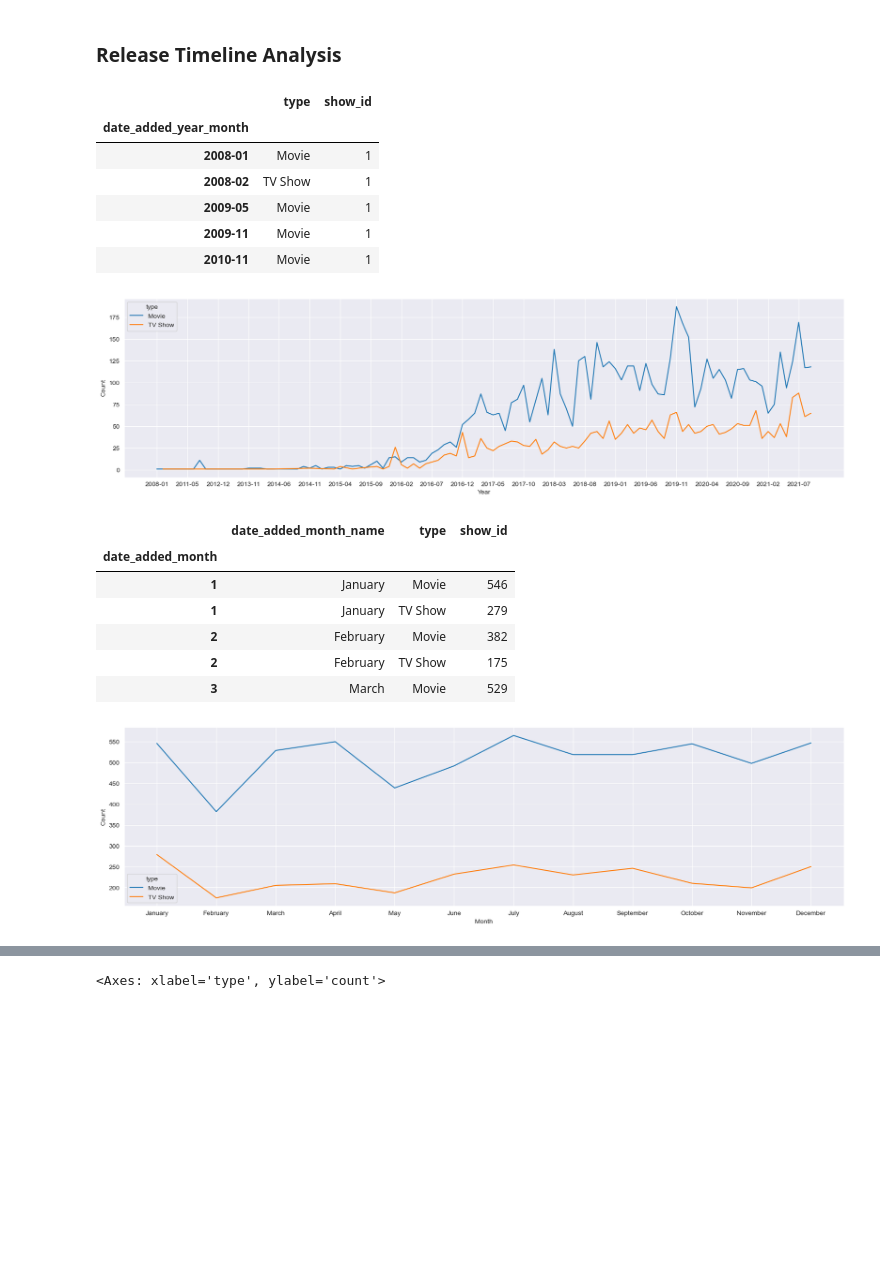
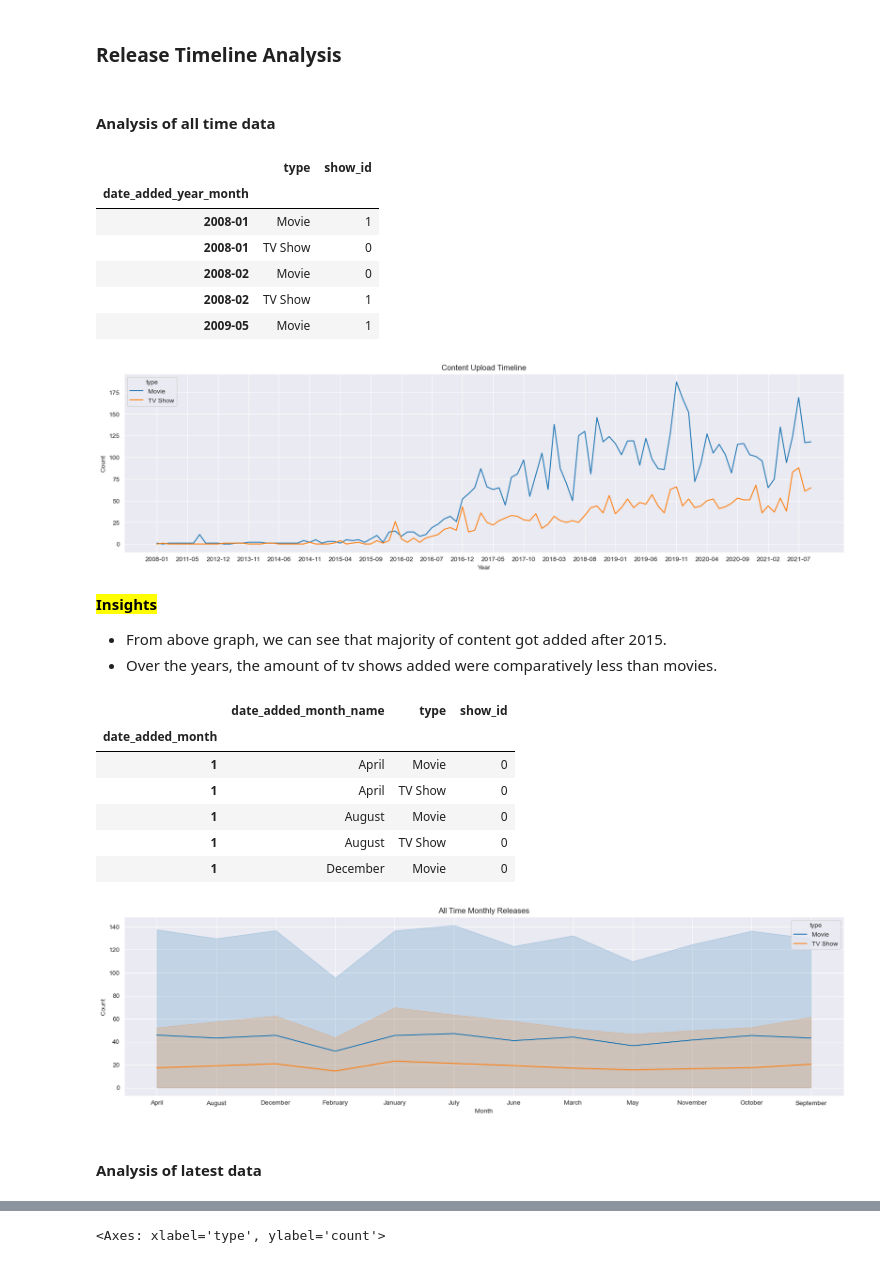
Before and after one commit to gautamnaik1994/NetflixDataAnalysisCaseStudy, a Jupyter notebook: CaseStudy.ipynb, the cells around one changed output, grey strips where cells are left out. Drawn from its saved outputs; the diff is of its cells as text; code cells hidden in the pictures; blank space fills up the shorter version.

Commit message:
added more content

```diff
--- a/CaseStudy.ipynb
+++ b/CaseStudy.ipynb
@@ -481,9 +480,12 @@ country_df=pd.read_csv("./country.csv")
 cast_df=pd.read_csv("./cast.csv")
 listed_df=pd.read_csv("./listed.csv")
 movies_df=pd.read_csv("./movies.csv", parse_dates=["date_added"])
-tv_shows_df=pd.read_csv("./tv_shows.csv")
+tv_shows_df=pd.read_csv("./tv_shows.csv",parse_dates=["date_added"])
 director_df=pd.read_csv("./director.csv")
-df=pd.read_csv("./data.csv")
+df=pd.read_csv("./data.csv",parse_dates=["date_added"])
+df["type"]=df["type"].astype("category")
+movies_df["type"]=movies_df["type"].astype("category")
+tv_shows_df["type"]=tv_shows_df["type"].astype("category")
 # %% [markdown]
 ### Country Analysis
 # %%
@@ -885,6 +904,8 @@ ax3.tick_params(axis='x', labelrotation=45);
 - Above graphs shows the list of top directors present in movies and tv shows
 # %% [markdown]
 ### Release Timeline Analysis
+# %% [markdown]
+#### Analysis of all time data
 # %%
 stream_timeline=df.groupby(["date_added_year_month","type"])["show_id"].count().reset_index().set_index("date_added_year_month")
 stream_timeline.head()
@@ -892,36 +913,44 @@ stream_timeline.head()
 |  | type | show_id |
 | date_added_year_month |  |  |
 | 2008-01 | Movie | 1 |
+| 2008-01 | TV Show | 0 |
+| 2008-02 | Movie | 0 |
 | 2008-02 | TV Show | 1 |
 | 2009-05 | Movie | 1 |
-| 2009-11 | Movie | 1 |
-| 2010-11 | Movie | 1 |
 # %%
 plt.figure(figsize=(20,5))
 # fig, ax = plt.subplots(figsize=(20, 5))
 l=sns.lineplot(data=stream_timeline, x="date_added_year_month", y="show_id", hue="type")
 l.set(xlabel="Year", ylabel="Count");
-
+l.set_title("Content Upload Timeline");
 l.set_xticks(l.get_xticks()[::5]);
 # plt.gca().xaxis.set_major_locator(plt.MultipleLocator(10))
 # plt.gca().xaxis.set_minor_locator(plt.MultipleLocator(1))
 # %% [output]
-[figure, old version]
+[figure, new version]
+# %% [markdown]
+**<mark>Insights</mark>**
+
+- From above graph, we can see that majority of content got added after 2015.
+- Over the years, the amount of tv shows added were comparatively less than movies.
 # %%
 monthly_release=df.groupby(["date_added_month","date_added_month_name","type"])["show_id"].count().reset_index().set_index("date_added_month")
 monthly_release.head()
 # %% [output]
 |  | date_added_month_name | type | show_id |
 | date_added_month |  |  |  |
-| 1 | January | Movie | 546 |
-| 1 | January | TV Show | 279 |
-| 2 | February | Movie | 382 |
-| 2 | February | TV Show | 175 |
-| 3 | March | Movie | 529 |
+| 1 | April | Movie | 0 |
+| 1 | April | TV Show | 0 |
+| 1 | August | Movie | 0 |
+| 1 | August | TV Show | 0 |
+| 1 | December | Movie | 0 |
 # %%
 plt.figure(figsize=(20,5))
 
 lp=sns.lineplot(data=monthly_release, x="date_added_month_name", y="show_id", hue="type")
 lp.set(xlabel="Month", ylabel="Count");
+lp.set_title("All Time Monthly Releases");
 # %% [output]
-[figure, old version]
+[figure, new version]
+# %% [markdown]
+#### Analysis of latest data
```
Also changed, not shown: parts of 60 cells of this notebook, 4 other files.
